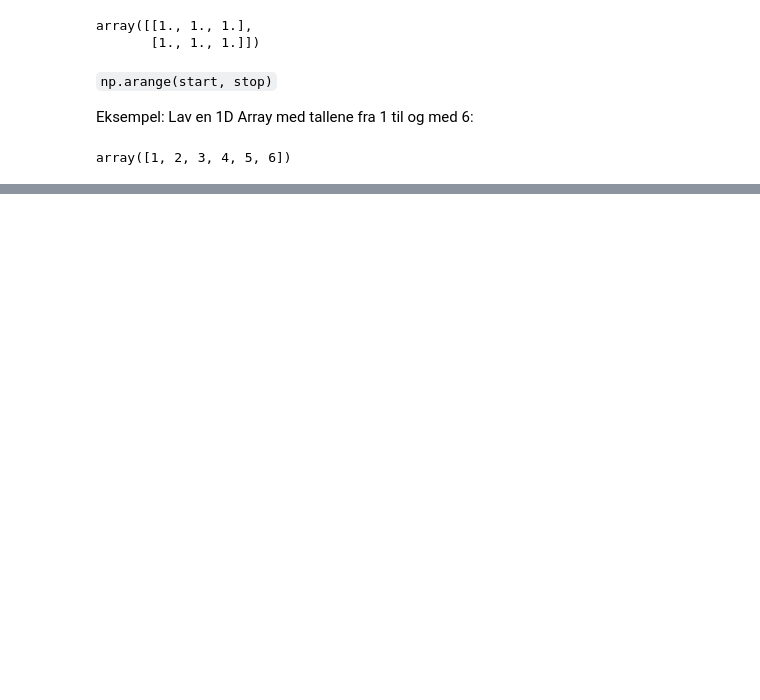
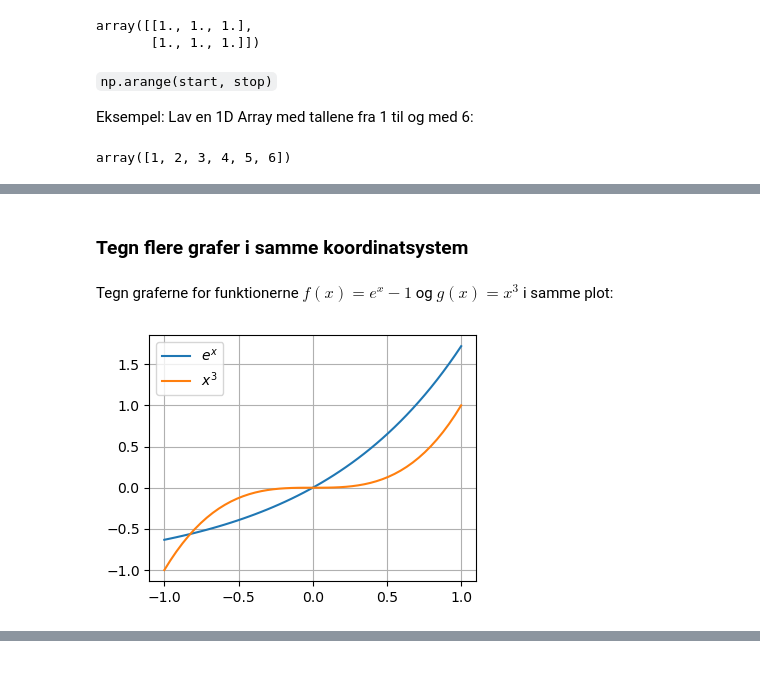
Before and after one commit to runehoejlund/ida-python-for-begyndere, a Jupyter notebook: 00-Python-for-begyndere.ipynb, the cells around one changed output, grey strips where cells are left out. Saved outputs shown, nothing was run; the diff lists cells and outputs as text; code cells hidden in the pictures; blank space fills up the shorter version.

```diff
--- a/00-Python-for-begyndere.ipynb
+++ b/00-Python-for-begyndere.ipynb
@@ -798,0 +864,15 @@ array([1, 2, 3, 4, 5, 6])
+# %% [markdown]
+### Tegn flere grafer i samme koordinatsystem
+# %% [markdown]
+Tegn graferne for funktionerne $f(x) = e^x - 1$ og $g(x)=x^3$ i samme plot:
+# %%
+x = np.linspace(-1, 1)
+
+plt.figure(figsize=(4, 3))
+plt.plot(x, np.exp(x) - 1, label='$e^x$')
+plt.plot(x, x**3, label='$x^3$')
+plt.legend()
+plt.grid()
+plt.tight_layout()
+# %% [output]
+[figure, added]
```
Also changed, not shown: parts of 28 cells of this notebook.
